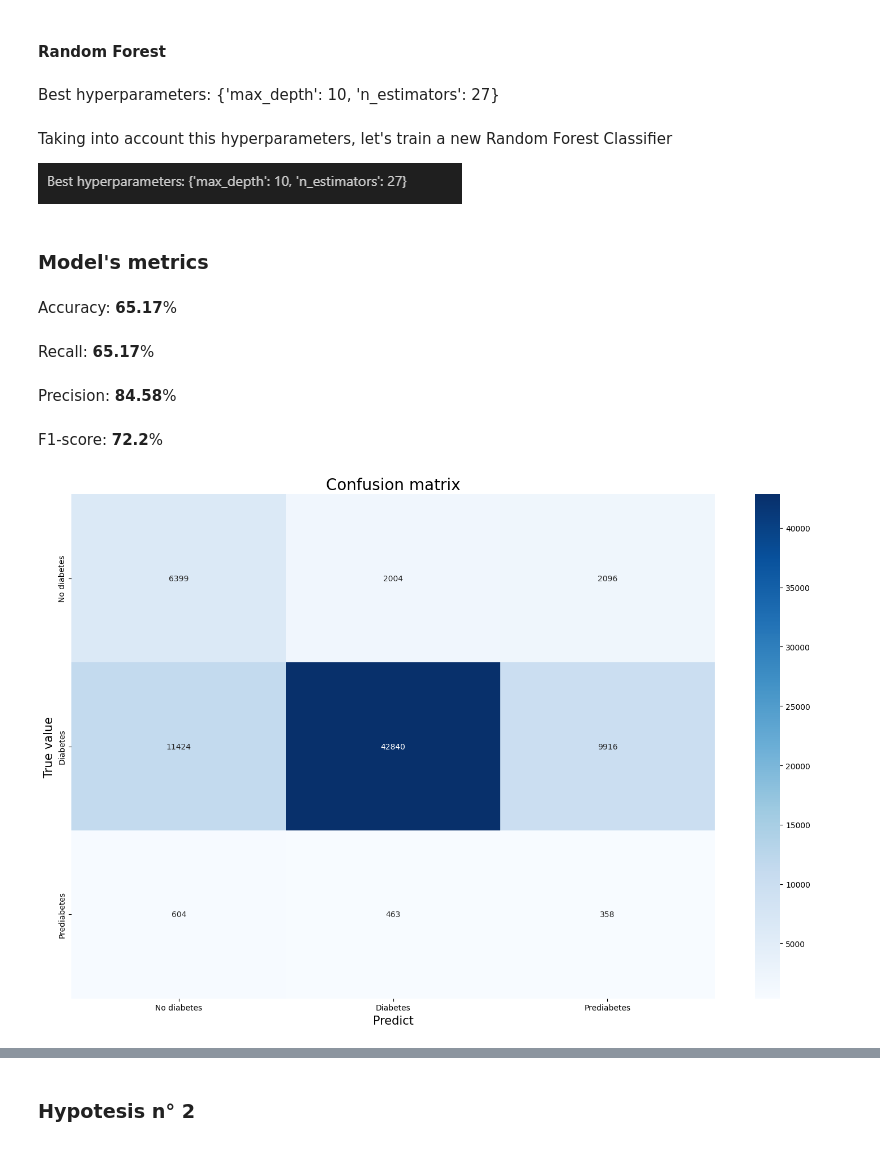
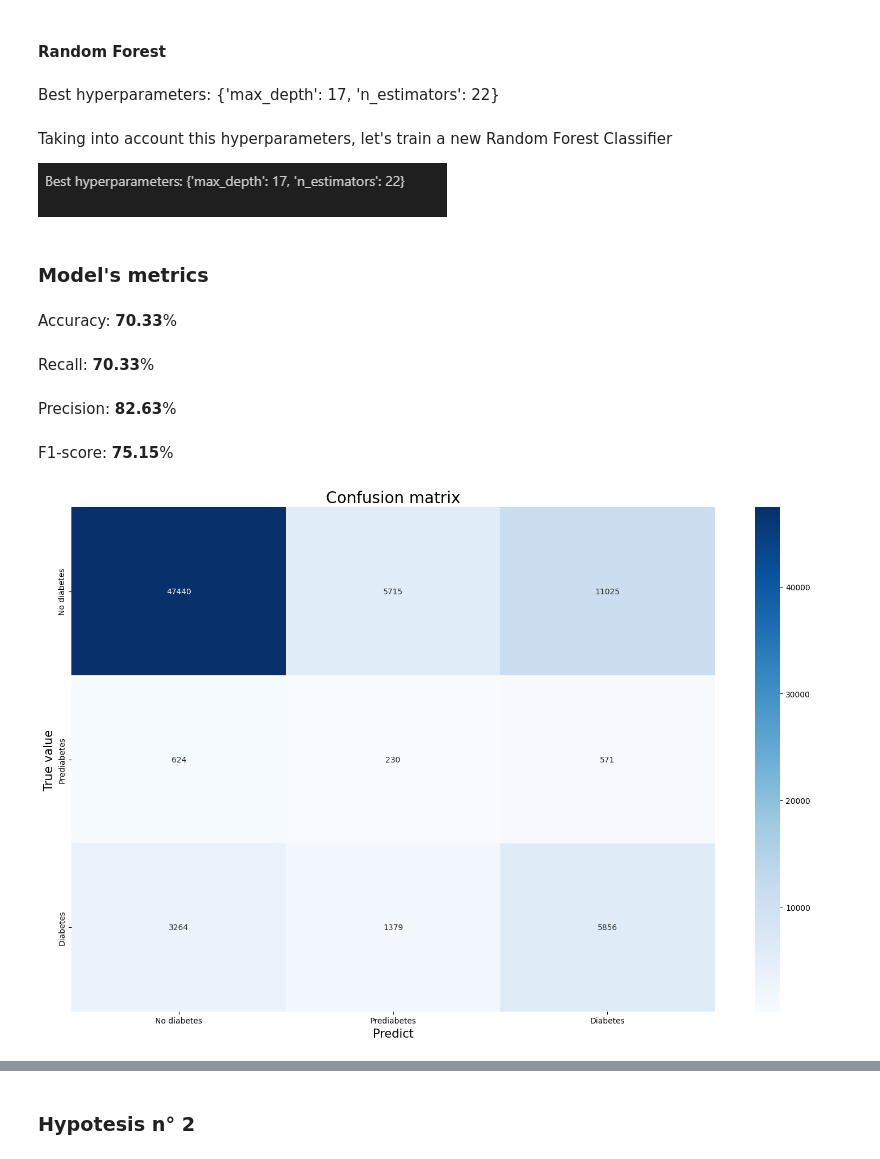
Before and after one commit to jeremias-mena/medpredictor-ML, a Jupyter notebook: medpredictor/notebooks/04-ML-models.ipynb, the cells around one changed output, grey strips where cells are left out. Saved outputs shown, nothing was run; the diff lists cells and outputs as text; code cells hidden in the pictures.

Commit message:
update(ML-models): add new markdown blocks

```diff
--- a/medpredictor/notebooks/04-ML-models.ipynb
+++ b/medpredictor/notebooks/04-ML-models.ipynb
@@ -62,11 +62,11 @@ df_copy = df.drop(columns=num_columns)
 
 enc = Encoder()
 
-orders = {'age': Utils.values_age_order,
-          'health_status': Utils.values_status_order,
-          'income': Utils.values_income_order,
-          'education': Utils.values_education_order,
-          'diabetes': Utils.values_diabetes_order}
+orders = {'Age': Utils.values_age_order,
+          'GenHlth': Utils.values_status_order,
+          'Income': Utils.values_income_order,
+          'Education': Utils.values_education_order,
+          'Diabetes_012': Utils.values_diabetes_order}
 
 for column in df_copy.columns:
     order = orders.get(column, None)
@@ -189,41 +204,41 @@ best_rf = rand_search.best_estimator_
 
 display(Markdown(f"Best hyperparameters: {rand_search.best_params_}"))
 # %% [output]
-Best hyperparameters: {'max_depth': 10, 'n_estimators': 27}
+Best hyperparameters: {'max_depth': 17, 'n_estimators': 22}
 # %% [markdown]
 Taking into account this hyperparameters, let's train a new Random Forest Classifier
 
-![image.png](attachment:image.png)
+![image-2.png](attachment:image-2.png)
 # %%
-model = RandomForestClassifier(n_estimators=27,
-                               max_depth=10)
+model = RandomForestClassifier(n_estimators=22,
+                               max_depth=17)
 model.fit(X_train_resampled, y_train_resampled)
 y_pred = model.predict(X_test)
 # %%
 met = model_metrics(y_test, y_pred, 'weighted')
 display(Markdown("### **Model's metrics**"))
 show_metrics(met)
 
 cm = metrics.confusion_matrix(y_test, y_pred)
 
 title = "Confusion matrix"
 x_label = "Predict"
 y_label = "True value"
 colors = "Blues"
 
 graph = Graph(graph_title=title,
               xlabel_name=x_label,
               ylabel_name=y_label,
               colors=colors)
 
 graph.heatmap_plot_sns(data=cm,
-                       xticklabels=df_dec['Diabetes_012_dec'].unique(),
-                       yticklabels=df_dec['Diabetes_012_dec'].unique()
+                       xticklabels=Utils.values_diabetes_order,
+                       yticklabels=Utils.values_diabetes_order
                        )
 # %% [output]
 ### **Model's metrics**
-Accuracy: **65.17**%
+Accuracy: **70.33**%
-Recall: **65.17**%
+Recall: **70.33**%
-Precision: **84.58**%
+Precision: **82.63**%
-F1-score: **72.2**%
+F1-score: **75.15**%
-[figure, old version]
+[figure, new version]
```
Also changed, not shown: parts of 18 cells of this notebook.
